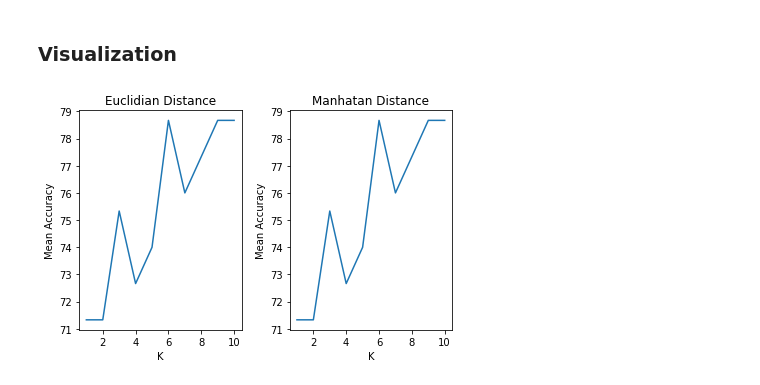
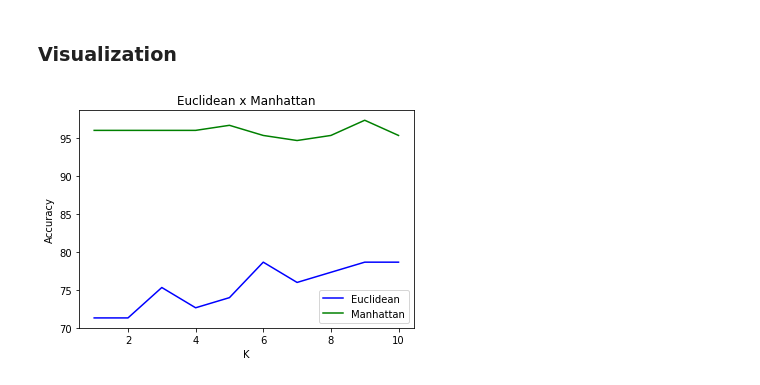
Before and after one commit to DanielJunior/MachineLearningCourse, a Jupyter notebook: classifiers_work/Naive Bayes & KNN.ipynb, the cells around one changed output. Drawn from its saved outputs; the diff is of its cells as text; code cells hidden in the pictures.

Commit message:
Incluindo Manhattan distance e fazendo gráfico de comparação entre as duas distâncias

```diff
--- a/classifiers_work/Naive Bayes & KNN.ipynb
+++ b/classifiers_work/Naive Bayes & KNN.ipynb
@@ -219,39 +225,27 @@ Standard deviation accuracy: 0.0813770374382
 # %% [markdown]
 ### Visualization
-# %%
-ks = []
-accs = []
-for k in range(1,11):
-    knn = KNN(params={'k':k})
-
-    skf = StratifiedKFold(n_splits=10)
-    acc_scores = []
-    recall_scores = []
-    f1_scores = []
-    precision_scores = []
-    for train, test in skf.split(X, y):
-        knn.learn(X[train], y[train])
-        y_pred = knn.predict(X[test])
-        acc_scores.append(accuracy_score(y[test], y_pred))
-        recall_scores.append(recall_score(y[test], y_pred, average='micro'))
-        f1_scores.append(f1_score(y[test], y_pred, average='micro'))
-        precision_scores.append(precision_score(y[test], y_pred, average='micro'))
-    ks.append(k)
-    accs.append((np.mean(acc_scores) * 100))
 # %%
-f, subplots = plt.subplots(1, 2)
+# f, subplots = plt.subplots(1, 2)
 
-subplots[0].set_title("Euclidian Distance")
-subplots[0].plot(ks, accs)
-subplots[0].set_ylabel('Mean Accuracy')
-subplots[0].set_xlabel('K')
+# subplots[0].set_title("Euclidian Distance (K=1...10)")
+# subplots[0].plot(ks, accs_eucl)
+# subplots[0].set_ylabel('Mean Accuracy')
+# subplots[0].set_xlabel('K')
 
-subplots[1].set_title("Manhatan Distance")
-subplots[1].plot(ks, accs)
-subplots[1].set_ylabel('Mean Accuracy')
-subplots[1].set_xlabel('K')
+# subplots[1].set_title("Manhattan Distance (K=1...10)")
+# subplots[1].plot(ks, accs_man)
+# subplots[1].set_ylabel('Mean Accuracy')
+# subplots[1].set_xlabel('K')
 
-plt.tight_layout()
-plt.show()
+# plt.tight_layout()
+# plt.show()
-# %% [output]
-[figure, removed]
+# %%
+plt.plot(ks, accs_eucl, 'b-', label='Euclidean')
+plt.plot(ks, accs_man, 'g-', label='Manhattan')
+plt.title('Euclidean x Manhattan')
+plt.ylabel('Accuracy')
+plt.xlabel('K')
+plt.legend()
+plt.show()
+# %% [output]
+[figure, added]
```
Also changed, not shown: parts of 7 cells of this notebook.
